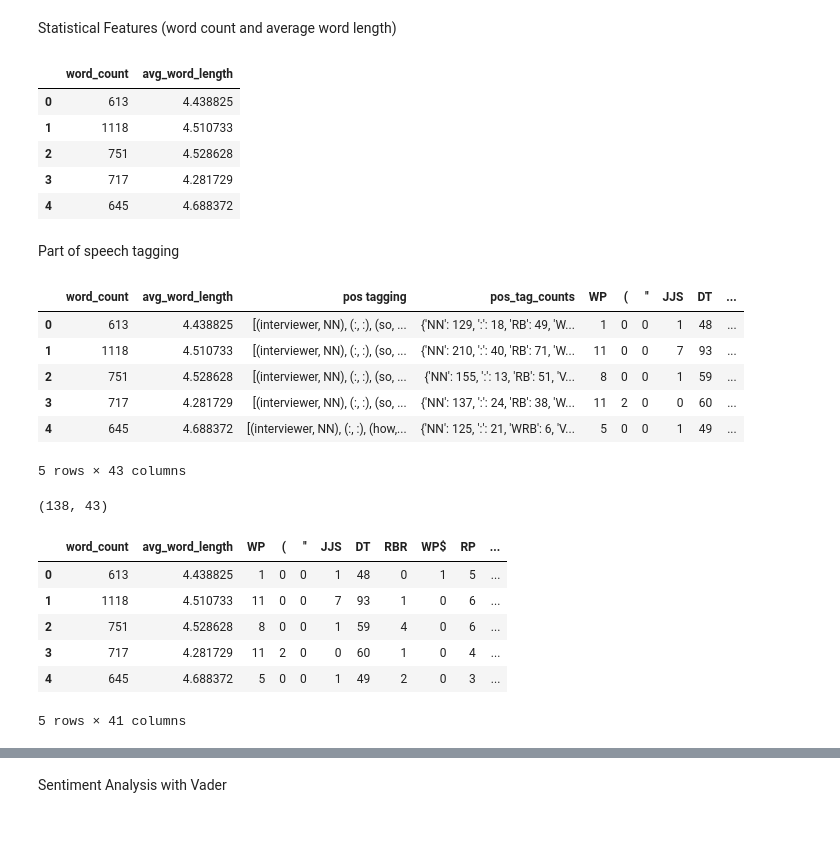
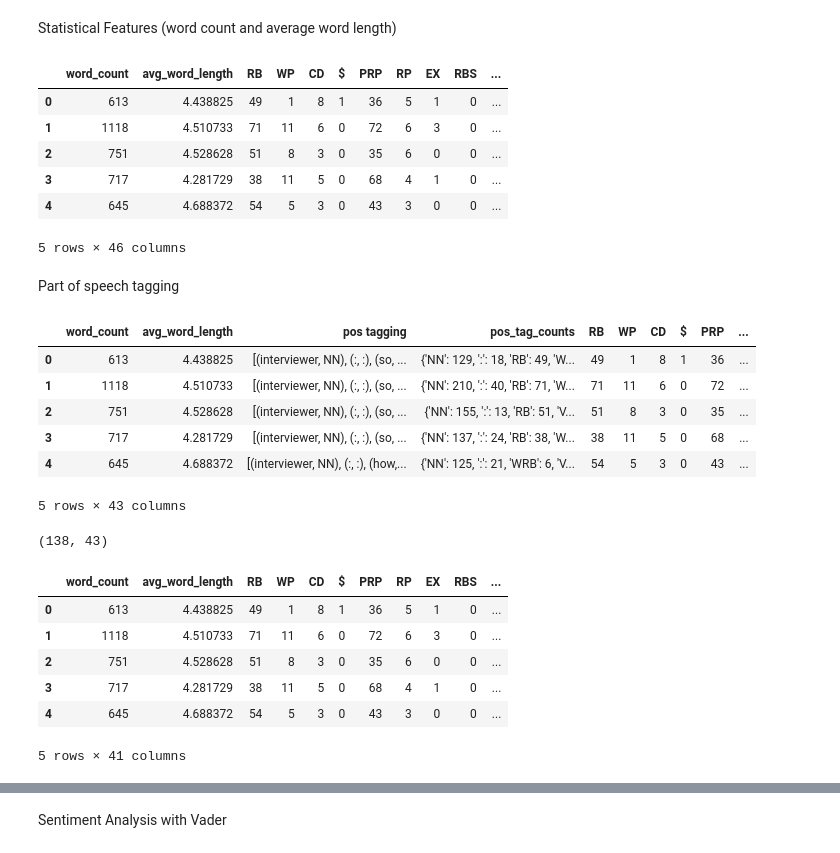
Before and after one commit to gyanigk/ML-HW4, a Jupyter notebook: language_features-model_bulding.ipynb, the cells around one changed output, grey strips where cells are left out. Cells and saved outputs as stored; diff of their text form; code cells hidden in the pictures.

```diff
--- a/language_features-model_bulding.ipynb
+++ b/language_features-model_bulding.ipynb
@@ -299,32 +314,32 @@ tfidf_count.head()
 # %% [markdown]
 Statistical Features (word count and average word length)
 # %%
-
 # Statistical Features (word count and average word length)
 
 # Word Count for the entire interview
-features = pd.DataFrame()
-features['word_count'] = transcript_prosodic_scores['transcript'].apply(lambda x: len(x.split()))
+semantic_features['Participant'] = transcript_prosodic['Participant']
+semantic_features['word_count'] = transcript_prosodic['transcript'].apply(lambda x: len(x.split()))
 
 # Average word length for the interview
-features['avg_word_length'] = transcript_prosodic_scores['transcript'].apply(lambda x: sum(len(word) for word in x.split()) / len(x.split()))
+semantic_features['avg_word_length'] = transcript_prosodic['transcript'].apply(lambda x: sum(len(word) for word in x.split()) / len(x.split()))
 
-features.head()
+semantic_features.head()
 # %% [output]
-|  | word_count | avg_word_length |
-| 0 | 613 | 4.438825 |
-| 1 | 1118 | 4.510733 |
-| 2 | 751 | 4.528628 |
-| 3 | 717 | 4.281729 |
-| 4 | 645 | 4.688372 |
+|  | word_count | avg_word_length | RB | WP | CD | $ | PRP | RP | EX | RBS | ... |
+| 0 | 613 | 4.438825 | 49 | 1 | 8 | 1 | 36 | 5 | 1 | 0 | ... |
+| 1 | 1118 | 4.510733 | 71 | 11 | 6 | 0 | 72 | 6 | 3 | 0 | ... |
+| 2 | 751 | 4.528628 | 51 | 8 | 3 | 0 | 35 | 6 | 0 | 0 | ... |
+| 3 | 717 | 4.281729 | 38 | 11 | 5 | 0 | 68 | 4 | 1 | 0 | ... |
+| 4 | 645 | 4.688372 | 54 | 5 | 3 | 0 | 43 | 3 | 0 | 0 | ... |
+5 rows × 46 columns
 # %% [markdown]
 Part of speech tagging
 # %%
 from collections import Counter
 
 # Part of speech tagging
-features['pos tagging'] = transcript_prosodic_scores['transcript'].apply(lambda x: pos_tag(word_tokenize(x)))
-features['pos tagging'].head()
+semantic_features['pos tagging'] = transcript_prosodic['transcript'].apply(lambda x: pos_tag(word_tokenize(x)))
+semantic_features['pos tagging'].head()
 # NN: Noun singular
 # VB: Verb base form
 # JJ: Adjective
@@ -338,25 +353,25 @@ def pos_tag_counter(pos_tags):
     return Counter(tags)
 
 # Apply to generate a Counter for each transcript
-features['pos_tag_counts'] = features['pos tagging'].apply(pos_tag_counter)
+semantic_features['pos_tag_counts'] = semantic_features['pos tagging'].apply(pos_tag_counter)
 
 
 # Get a list of all unique POS tags in the dataset
-all_pos_tags = set(tag for tags in features['pos_tag_counts'] for tag in tags.keys())
+all_pos_tags = set(tag for tags in semantic_features['pos_tag_counts'] for tag in tags.keys())
 
 # Convert counts to a feature matrix
-pos_tag_matrix = pd.DataFrame(list(features['pos_tag_counts'].apply(lambda x: {tag: x.get(tag, 0) for tag in all_pos_tags})))
+pos_tag_matrix = pd.DataFrame(list(semantic_features['pos_tag_counts'].apply(lambda x: {tag: x.get(tag, 0) for tag in all_pos_tags})))
 
 # Combine with the original features
-features = pd.concat([features, pos_tag_matrix], axis=1)
+semantic_features = pd.concat([semantic_features, pos_tag_matrix], axis=1)
 # %%
-features.head()
+semantic_features.head()
 # %% [output]
-|  | word_count | avg_word_length | pos tagging | pos_tag_counts | WP | ( | '' | JJS | DT | ... |
-| 0 | 613 | 4.438825 | [(interviewer, NN), (:, :), (so, ... | {'NN': 129, ':': 18, 'RB': 49, 'W... | 1 | 0 | 0 | 1 | 48 | ... |
-| 1 | 1118 | 4.510733 | [(interviewer, NN), (:, :), (so, ... | {'NN': 210, ':': 40, 'RB': 71, 'W... | 11 | 0 | 0 | 7 | 93 | ... |
-| 2 | 751 | 4.528628 | [(interviewer, NN), (:, :), (so, ... | {'NN': 155, ':': 13, 'RB': 51, 'V... | 8 | 0 | 0 | 1 | 59 | ... |
-| 3 | 717 | 4.281729 | [(interviewer, NN), (:, :), (so, ... | {'NN': 137, ':': 24, 'RB': 38, 'W... | 11 | 2 | 0 | 0 | 60 | ... |
-| 4 | 645 | 4.688372 | [(interviewer, NN), (:, :), (how,... | {'NN': 125, ':': 21, 'WRB': 6, 'V... | 5 | 0 | 0 | 1 | 49 | ... |
+|  | word_count | avg_word_length | pos tagging | pos_tag_counts | RB | WP | CD | $ | PRP | ... |
+| 0 | 613 | 4.438825 | [(interviewer, NN), (:, :), (so, ... | {'NN': 129, ':': 18, 'RB': 49, 'W... | 49 | 1 | 8 | 1 | 36 | ... |
+| 1 | 1118 | 4.510733 | [(interviewer, NN), (:, :), (so, ... | {'NN': 210, ':': 40, 'RB': 71, 'W... | 71 | 11 | 6 | 0 | 72 | ... |
+| 2 | 751 | 4.528628 | [(interviewer, NN), (:, :), (so, ... | {'NN': 155, ':': 13, 'RB': 51, 'V... | 51 | 8 | 3 | 0 | 35 | ... |
+| 3 | 717 | 4.281729 | [(interviewer, NN), (:, :), (so, ... | {'NN': 137, ':': 24, 'RB': 38, 'W... | 38 | 11 | 5 | 0 | 68 | ... |
+| 4 | 645 | 4.688372 | [(interviewer, NN), (:, :), (how,... | {'NN': 125, ':': 21, 'WRB': 6, 'V... | 54 | 5 | 3 | 0 | 43 | ... |
 5 rows × 43 columns
 # %%
@@ -364,16 +379,16 @@ features.shape
 # %% [output]
 (138, 43)
 # %%
-features.drop('pos tagging', axis=1, inplace=True)
+semantic_features.drop('pos tagging', axis=1, inplace=True)
 # %%
-features.drop('pos_tag_counts', axis=1, inplace=True)
+semantic_features.drop('pos_tag_counts', axis=1, inplace=True)
 # %%
-features.head()
+semantic_features.head()
 # %% [output]
-|  | word_count | avg_word_length | WP | ( | '' | JJS | DT | RBR | WP$ | RP | ... |
-| 0 | 613 | 4.438825 | 1 | 0 | 0 | 1 | 48 | 0 | 1 | 5 | ... |
-| 1 | 1118 | 4.510733 | 11 | 0 | 0 | 7 | 93 | 1 | 0 | 6 | ... |
-| 2 | 751 | 4.528628 | 8 | 0 | 0 | 1 | 59 | 4 | 0 | 6 | ... |
-| 3 | 717 | 4.281729 | 11 | 2 | 0 | 0 | 60 | 1 | 0 | 4 | ... |
-| 4 | 645 | 4.688372 | 5 | 0 | 0 | 1 | 49 | 2 | 0 | 3 | ... |
+|  | word_count | avg_word_length | RB | WP | CD | $ | PRP | RP | EX | RBS | ... |
+| 0 | 613 | 4.438825 | 49 | 1 | 8 | 1 | 36 | 5 | 1 | 0 | ... |
+| 1 | 1118 | 4.510733 | 71 | 11 | 6 | 0 | 72 | 6 | 3 | 0 | ... |
+| 2 | 751 | 4.528628 | 51 | 8 | 3 | 0 | 35 | 6 | 0 | 0 | ... |
+| 3 | 717 | 4.281729 | 38 | 11 | 5 | 0 | 68 | 4 | 1 | 0 | ... |
+| 4 | 645 | 4.688372 | 54 | 5 | 3 | 0 | 43 | 3 | 0 | 0 | ... |
 5 rows × 41 columns
```
Also changed, not shown: parts of 38 cells of this notebook.
